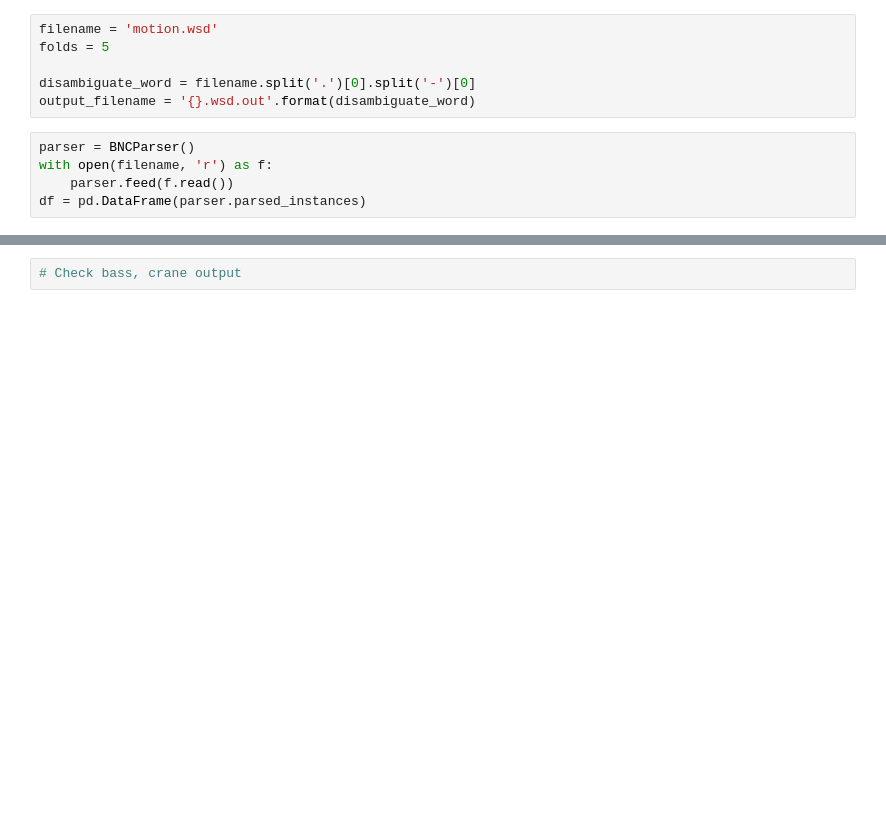
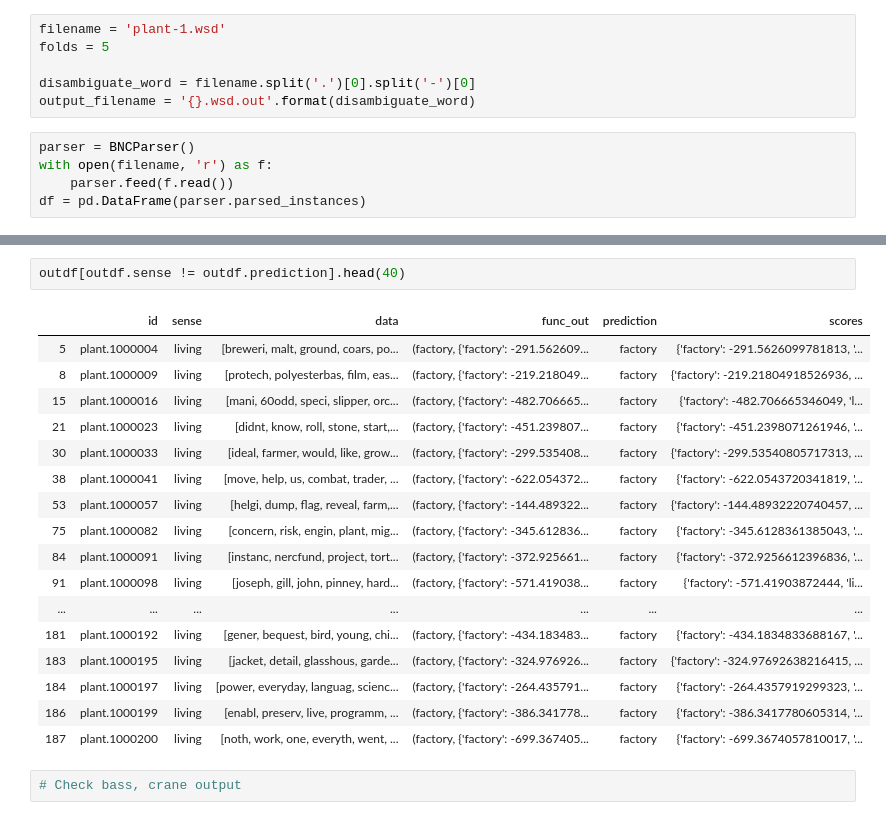
Before and after one commit to sanjyotUM/NLP_assignment_3, a Jupyter notebook: wsd.ipynb, the cells around one changed output, grey strips where cells are left out. Drawn from its saved outputs; the diff is of its cells as text; blank space fills up the shorter version.

```diff
--- a/wsd.ipynb
+++ b/wsd.ipynb
@@ -140,7 +140,7 @@ def write_test_file(test, disambiguate_word, file):
 # %% [markdown]
 -------------------
 # %%
-filename = 'motion.wsd'
+filename = 'plant-1.wsd'
 folds = 5
 
 disambiguate_word = filename.split('.')[0].split('-')[0]
@@ -220,2 +200,22 @@ outdf.tail(40)
+# %%
+outdf[outdf.sense != outdf.prediction].head(40)
+# %% [output]
+|  | id | sense | data | func_out | prediction | scores |
+| 5 | plant.1000004 | living | [breweri, malt, ground, coars, po... | (factory, {'factory': -291.562609... | factory | {'factory': -291.5626099781813, '... |
+| 8 | plant.1000009 | living | [protech, polyesterbas, film, eas... | (factory, {'factory': -219.218049... | factory | {'factory': -219.21804918526936, ... |
+| 15 | plant.1000016 | living | [mani, 60odd, speci, slipper, orc... | (factory, {'factory': -482.706665... | factory | {'factory': -482.706665346049, 'l... |
+| 21 | plant.1000023 | living | [didnt, know, roll, stone, start,... | (factory, {'factory': -451.239807... | factory | {'factory': -451.2398071261946, '... |
+| 30 | plant.1000033 | living | [ideal, farmer, would, like, grow... | (factory, {'factory': -299.535408... | factory | {'factory': -299.53540805717313, ... |
+| 38 | plant.1000041 | living | [move, help, us, combat, trader, ... | (factory, {'factory': -622.054372... | factory | {'factory': -622.0543720341819, '... |
+| 53 | plant.1000057 | living | [helgi, dump, flag, reveal, farm,... | (factory, {'factory': -144.489322... | factory | {'factory': -144.48932220740457, ... |
+| 75 | plant.1000082 | living | [concern, risk, engin, plant, mig... | (factory, {'factory': -345.612836... | factory | {'factory': -345.6128361385043, '... |
+| 84 | plant.1000091 | living | [instanc, nercfund, project, tort... | (factory, {'factory': -372.925661... | factory | {'factory': -372.9256612396836, '... |
+| 91 | plant.1000098 | living | [joseph, gill, john, pinney, hard... | (factory, {'factory': -571.419038... | factory | {'factory': -571.41903872444, 'li... |
+| ... | ... | ... | ... | ... | ... | ... |
+| 181 | plant.1000192 | living | [gener, bequest, bird, young, chi... | (factory, {'factory': -434.183483... | factory | {'factory': -434.1834833688167, '... |
+| 183 | plant.1000195 | living | [jacket, detail, glasshous, garde... | (factory, {'factory': -324.976926... | factory | {'factory': -324.97692638216415, ... |
+| 184 | plant.1000197 | living | [power, everyday, languag, scienc... | (factory, {'factory': -264.435791... | factory | {'factory': -264.4357919299323, '... |
+| 186 | plant.1000199 | living | [enabl, preserv, live, programm, ... | (factory, {'factory': -386.341778... | factory | {'factory': -386.3417780605314, '... |
+| 187 | plant.1000200 | living | [noth, work, one, everyth, went, ... | (factory, {'factory': -699.367405... | factory | {'factory': -699.3674057810017, '... |
 # %%
 # Check bass, crane output
```
Also changed, not shown: parts of 2 cells of this notebook.
